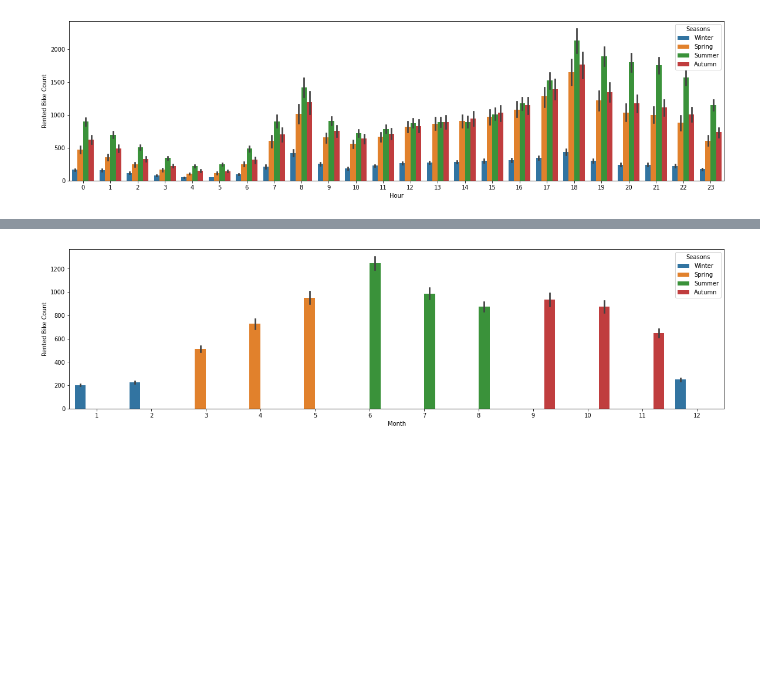
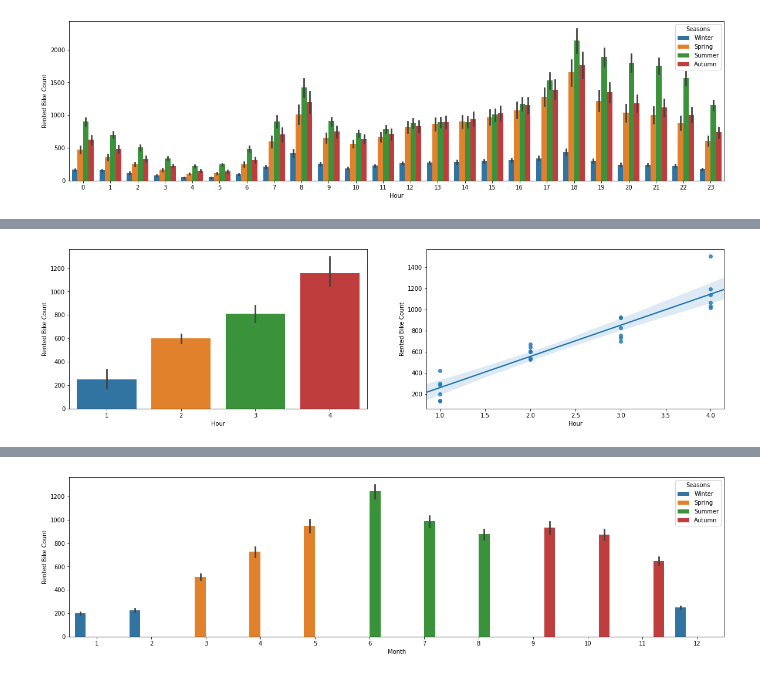
Before and after one commit to BharatSingla12/Bike_Sharing_Demand_Prediction_EDA, a Jupyter notebook: Bike_Sharing_Demand_Prediction_Capstone_Project.ipynb, the cells around one changed output, grey strips where cells are left out. Saved outputs shown, nothing was run; the diff lists cells and outputs as text; code cells hidden in the pictures; blank space fills up the shorter version.

```diff
--- a/Bike_Sharing_Demand_Prediction_Capstone_Project.ipynb
+++ b/Bike_Sharing_Demand_Prediction_Capstone_Project.ipynb
@@ -308,0 +373,36 @@ sns.barplot(x="Hour", y="Rented Bike Count", data=df, hue = 'Seasons')
+# %%
+'''
+Here we can encode the hour into four quarters on the basis of the average demand.
+
+q0 - q1: 1,2,3,4,5,6
+q1 - q2: 0,7,9,10,11,23
+q2 - q3: 12,13,14,15,16,22
+q3 - q4: 8,17,18,19,20,21
+'''
+
+df1 = df[['Hour', 'Rented Bike Count']]  # Select the columns
+df2 = df1.groupby(by= ['Hour'], as_index=True).mean()
+df2 = df2.reset_index()
+df2
+
+
+# Defining a label encoder based on above data
+Hour_encoder = {'Hour':{1:1, 2:1, 3:1, 4:1, 5:1, 6:1,
+                   0:2,7:2,9:2,10:2, 11:2, 23:2,
+                   12:3, 13:3, 14:3, 15:3, 16:3, 22:3,
+                   8:4, 17:4, 18:4, 19:4, 20:4, 21:4
+                   } }
+
+# Label Encoding
+df3 = df2.replace(Hour_encoder)
+
+
+
+plt.figure(figsize=(20,5))
+plot = plt.subplot(1,2,1)
+sns.barplot(x ='Hour',  y="Rented Bike Count", data=df3)
+plot = plt.subplot(1,2,2)
+sns.regplot(data=df3, x=df3['Hour'], y="Rented Bike Count", scatter = True, truncate=False)
+plt.show()
+# %% [output]
+[figure, added]
```
Also changed, not shown: parts of 43 cells of this notebook.
